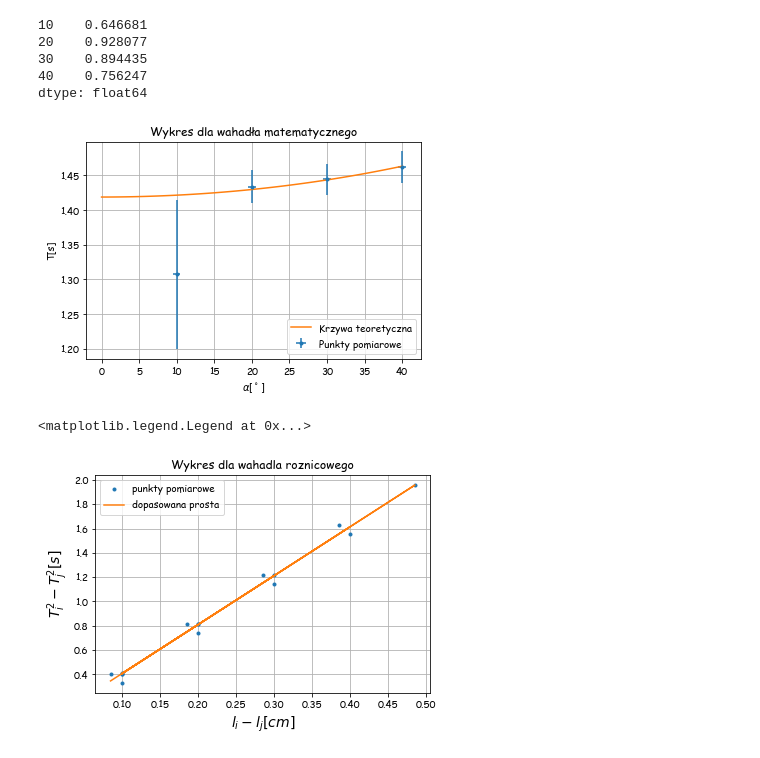
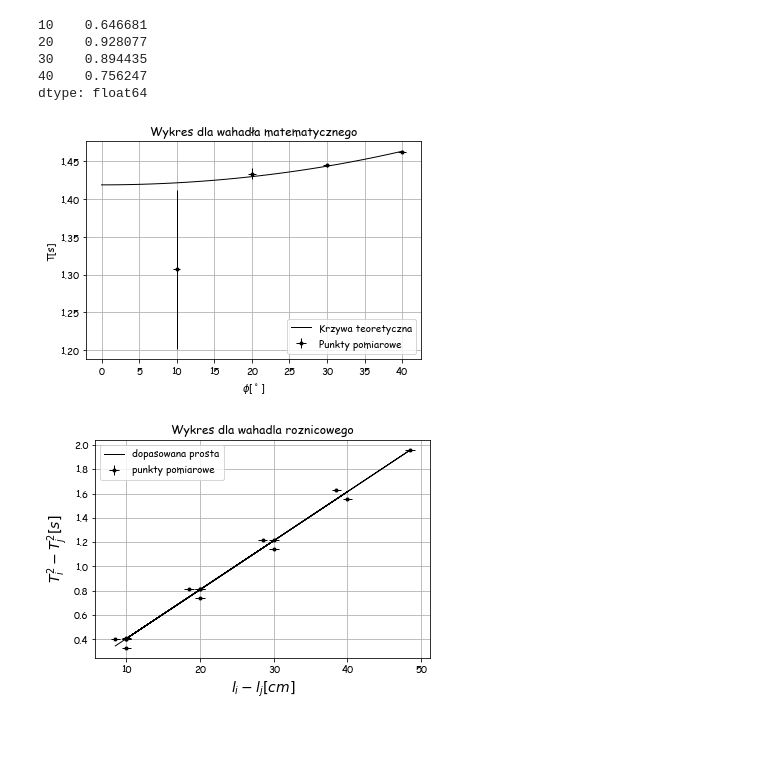
Before and after one commit to MarikinPaulina/LabFiz1, a Jupyter notebook: 08-03-Niepewność/Wahadło.ipynb, the cells around one changed output. Drawn from its saved outputs; the diff is of its cells as text; code cells hidden in the pictures.

```diff
--- a/08-03-Niepewność/Wahadło.ipynb
+++ b/08-03-Niepewność/Wahadło.ipynb
@@ -60,7 +60,7 @@ def matematyczne_okres(fi):
 #     return ciag_przyblizen(fi)
     return 2*(np.pi)*np.sqrt(dlugosc/g)*ciag_przyblizen(fi)
 # %%
-D_matematyczne = np.sqrt(matematyczne.std(0)**2+(D_alpha**2)/3+(D_alpha/2)**2/3)
+D_matematyczne = np.sqrt(matematyczne.std(0)**2+(1e-3**2)/3)
 # %%
 matematyczne.mean(0)/matematyczne_okres(matematyczne_kat)
 # %% [output]
@@ -71,16 +71,16 @@ matematyczne.mean(0)/matematyczne_okres(matematyczne_kat)
 dtype: float64
 # %%
 matematyczne_pelnia = np.linspace(0,40*stopien)
-plt.errorbar(matematyczne_kat,matematyczne.mean(0),D_matematyczne,D_dlugosc,'.', label="Punkty pomiarowe")
-plt.plot(matematyczne_pelnia/stopien,matematyczne_okres(matematyczne_pelnia), label="Krzywa teoretyczna")
+plt.errorbar(matematyczne_kat,matematyczne.mean(0),D_matematyczne,D_dlugosc,'k.', label="Punkty pomiarowe",lw=1)
+plt.plot(matematyczne_pelnia/stopien,matematyczne_okres(matematyczne_pelnia),'k', label="Krzywa teoretyczna",lw=1)
 plt.ylabel('T[s]')
-plt.xlabel(r'$\alpha[^\circ]$')
+plt.xlabel(r'$\phi[^\circ]$')
 plt.title('Wykres dla wahadła matematycznego')
 plt.grid()
 plt.legend(loc='lower right')
-plt.savefig('Wykres_matematyczne.png')
+# plt.savefig('Wykres_matematyczne.png')
 # %% [output]
-[figure, old version]
+[figure, new version]
 # %%
 roznicowe_reshaped = roznicowe.mean(0).values.reshape(roznicowe.mean(0).size, 1)
 roznicowe_roznice = roznicowe_reshaped.T**2 - roznicowe_reshaped**2
@@ -94,17 +102,16 @@ roznicowe_wykres = roznicowe_wykres[~tutaj_sa_zera]
 # %%
-plt.plot(roznicowe_lina_wykres,roznicowe_wykres,'.',label='punkty pomiarowe')
-grawitacyjna, D_grawitacyjna = np.polyfit(roznicowe_lina_wykres,roznicowe_wykres,1,cov=True)
-plt.plot(roznicowe_lina_wykres,np.polyval(grawitacyjna,roznicowe_lina_wykres),label='dopasowana prosta')
+plt.errorbar(roznicowe_lina_wykres*100,roznicowe_wykres,D_roznicowe_wykres,D_roznicowe_lina_wykres,'k.',label='punkty pomiarowe',lw=1)
+grawitacyjna, D_grawitacyjna = np.polyfit(roznicowe_lina_wykres*100,roznicowe_wykres,1,cov=True)
+plt.plot(roznicowe_lina_wykres*100,np.polyval(grawitacyjna,roznicowe_lina_wykres*100),'k',label='dopasowana prosta',lw=1)
 roznicowe_lina_wykres.size
 plt.xlabel(r'$l_i-l_j[cm]$', fontsize=14)
 plt.ylabel(r'$T^2_i-T^2_j[s]$', fontsize=14)
 plt.title('Wykres dla wahadla roznicowego')
 plt.grid()
 plt.legend(loc='best')
-# plt.savefig('Wykres_roznicowe.png')
+plt.savefig('Wykres_roznicowe.png')
 # %% [output]
-<matplotlib.legend.Legend at 0x...>
-[figure, old version]
+[figure, new version]
 # %%
 grawitacja = 4*np.pi**2*ciag_przyblizen(15*stopien)/grawitacyjna[0]
 D_grawitacja = np.sqrt((1e-3*grawitacja/ciag_przyblizen(15*stopien))**2+\
```
Also changed, not shown: parts of 3 cells of this notebook, 10 other files.
